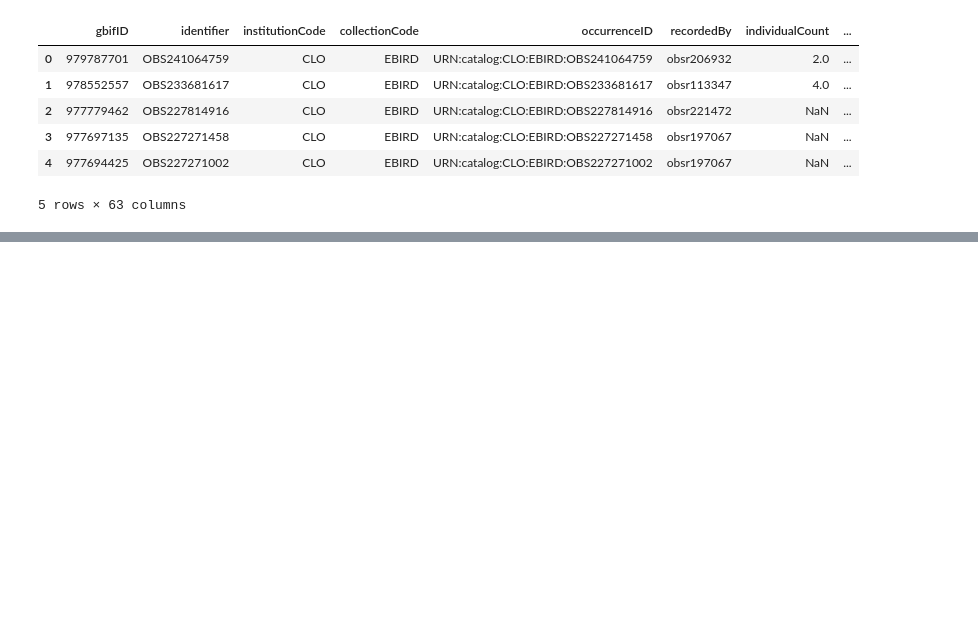
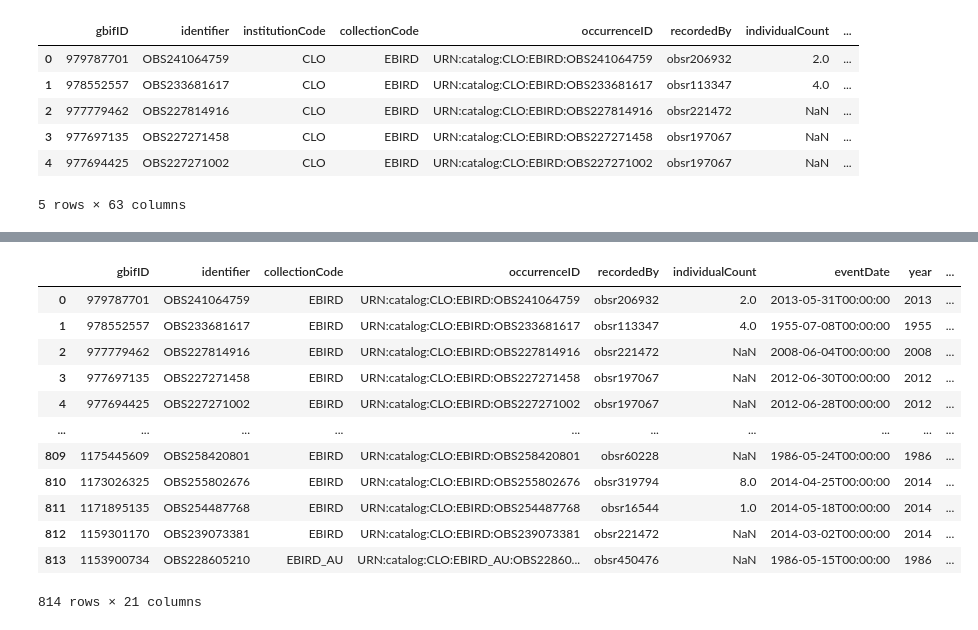
Before and after one commit to tingo121/group_proj_codeop, a Jupyter notebook: Birds.ipynb, the cells around one changed output, grey strips where cells are left out. Cells and saved outputs as stored; diff of their text form; code cells hidden in the pictures; blank space fills up the shorter version.

Commit message:
cleaned up bird data

```diff
--- a/Birds.ipynb
+++ b/Birds.ipynb
@@ -103,0 +176,16 @@ bird_data = bird_data.drop(['orderKey', 'verbatimScientificName', 'speciesKey',
+# %%
+bird_data
+# %% [output]
+|  | gbifID | identifier | collectionCode | occurrenceID | recordedBy | individualCount | eventDate | year | ... |
+| 0 | 979787701 | OBS241064759 | EBIRD | URN:catalog:CLO:EBIRD:OBS241064759 | obsr206932 | 2.0 | 2013-05-31T00:00:00 | 2013 | ... |
+| 1 | 978552557 | OBS233681617 | EBIRD | URN:catalog:CLO:EBIRD:OBS233681617 | obsr113347 | 4.0 | 1955-07-08T00:00:00 | 1955 | ... |
+| 2 | 977779462 | OBS227814916 | EBIRD | URN:catalog:CLO:EBIRD:OBS227814916 | obsr221472 | NaN | 2008-06-04T00:00:00 | 2008 | ... |
+| 3 | 977697135 | OBS227271458 | EBIRD | URN:catalog:CLO:EBIRD:OBS227271458 | obsr197067 | NaN | 2012-06-30T00:00:00 | 2012 | ... |
+| 4 | 977694425 | OBS227271002 | EBIRD | URN:catalog:CLO:EBIRD:OBS227271002 | obsr197067 | NaN | 2012-06-28T00:00:00 | 2012 | ... |
+| ... | ... | ... | ... | ... | ... | ... | ... | ... | ... |
+| 809 | 1175445609 | OBS258420801 | EBIRD | URN:catalog:CLO:EBIRD:OBS258420801 | obsr60228 | NaN | 1986-05-24T00:00:00 | 1986 | ... |
+| 810 | 1173026325 | OBS255802676 | EBIRD | URN:catalog:CLO:EBIRD:OBS255802676 | obsr319794 | 8.0 | 2014-04-25T00:00:00 | 2014 | ... |
+| 811 | 1171895135 | OBS254487768 | EBIRD | URN:catalog:CLO:EBIRD:OBS254487768 | obsr16544 | 1.0 | 2014-05-18T00:00:00 | 2014 | ... |
+| 812 | 1159301170 | OBS239073381 | EBIRD | URN:catalog:CLO:EBIRD:OBS239073381 | obsr221472 | NaN | 2014-03-02T00:00:00 | 2014 | ... |
+| 813 | 1153900734 | OBS228605210 | EBIRD_AU | URN:catalog:CLO:EBIRD_AU:OBS22860... | obsr450476 | NaN | 1986-05-15T00:00:00 | 1986 | ... |
+814 rows × 21 columns
```
Also changed, not shown: parts of 16 cells of this notebook.
